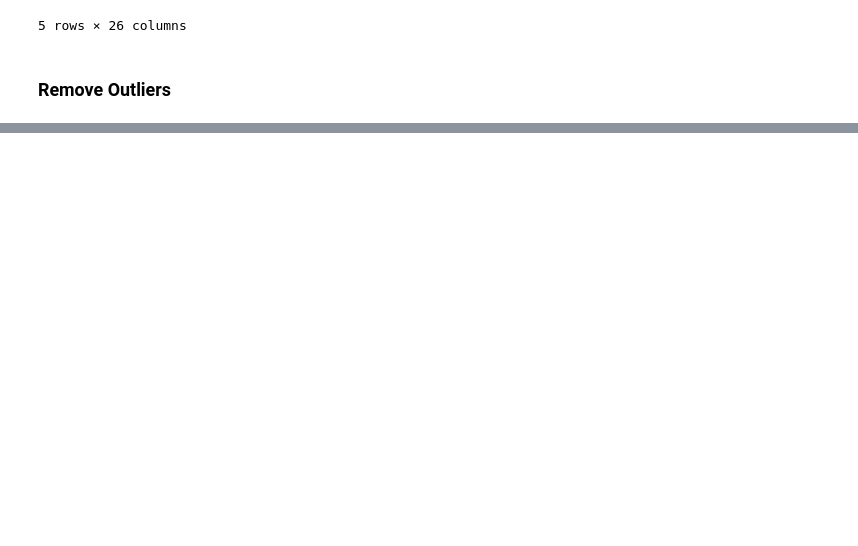
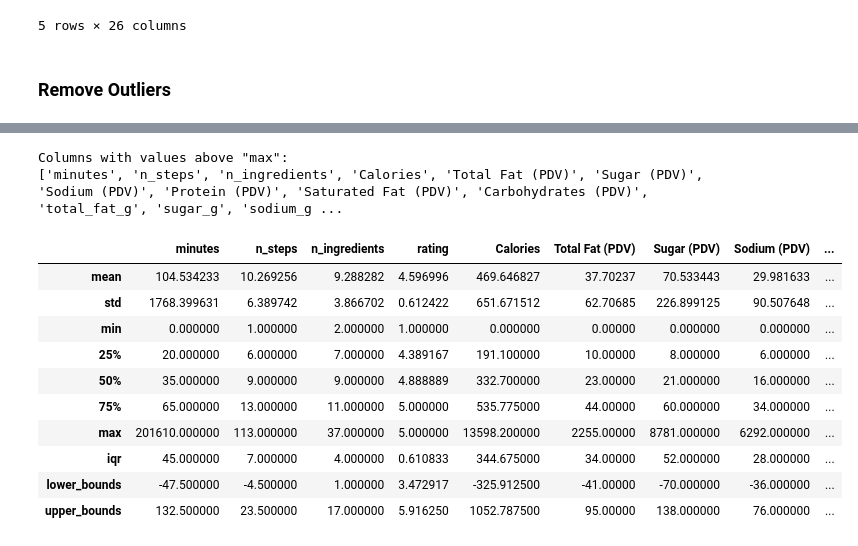
Before and after one commit to alyssahondrade/Project1, a Jupyter notebook: recipes_exploration.ipynb, the cells around one changed output, grey strips where cells are left out. Drawn from its saved outputs; the diff is of its cells as text; code cells hidden in the pictures; blank space fills up the shorter version.

```diff
--- a/recipes_exploration.ipynb
+++ b/recipes_exploration.ipynb
@@ -620,0 +668,40 @@ reduced_food: (15190, 26)
+# %%
+# Calculate the IQR and identify outliers
+iqr_list = []
+lowerbounds_list = []
+upperbounds_list = []
+above_max = []
+for df_idx, row in calc_stats.iterrows():
+    lower = calc_stats.loc[df_idx, '25%']
+    upper = calc_stats.loc[df_idx, '75%']
+    iqr = upper - lower
+
+    iqr_list.append(iqr)
+    lowerbounds_list.append(lower - 1.5*iqr)
+    upperbounds_list.append(upper + 1.5*iqr)
+
+    if (calc_stats.loc[df_idx, 'max'] > upper):
+        above_max.append(df_idx)
+
+# Add results to the descriptive statistics table
+calc_stats['iqr'] = iqr_list
+calc_stats['lower_bounds'] = lowerbounds_list
+calc_stats['upper_bounds'] = upperbounds_list
+
+# Display the updated DataFrame
+print(f'Columns with values above "max":\n{above_max}')
+calc_stats.T
+# %% [output]
+Columns with values above "max":
+['minutes', 'n_steps', 'n_ingredients', 'Calories', 'Total Fat (PDV)', 'Sugar (PDV)', 'Sodium (PDV)', 'Protein (PDV)', 'Saturated Fat (PDV)', 'Carbohydrates (PDV)', 'total_fat_g', 'sugar_g', 'sodium_g ...
+|  | minutes | n_steps | n_ingredients | rating | Calories | Total Fat (PDV) | Sugar (PDV) | Sodium (PDV) | ... |
+| mean | 104.534233 | 10.269256 | 9.288282 | 4.596996 | 469.646827 | 37.70237 | 70.533443 | 29.981633 | ... |
+| std | 1768.399631 | 6.389742 | 3.866702 | 0.612422 | 651.671512 | 62.70685 | 226.899125 | 90.507648 | ... |
+| min | 0.000000 | 1.000000 | 2.000000 | 1.000000 | 0.000000 | 0.00000 | 0.000000 | 0.000000 | ... |
+| 25% | 20.000000 | 6.000000 | 7.000000 | 4.389167 | 191.100000 | 10.00000 | 8.000000 | 6.000000 | ... |
+| 50% | 35.000000 | 9.000000 | 9.000000 | 4.888889 | 332.700000 | 23.00000 | 21.000000 | 16.000000 | ... |
+| 75% | 65.000000 | 13.000000 | 11.000000 | 5.000000 | 535.775000 | 44.00000 | 60.000000 | 34.000000 | ... |
+| max | 201610.000000 | 113.000000 | 37.000000 | 5.000000 | 13598.200000 | 2255.00000 | 8781.000000 | 6292.000000 | ... |
+| iqr | 45.000000 | 7.000000 | 4.000000 | 0.610833 | 344.675000 | 34.00000 | 52.000000 | 28.000000 | ... |
+| lower_bounds | -47.500000 | -4.500000 | 1.000000 | 3.472917 | -325.912500 | -41.00000 | -70.000000 | -36.000000 | ... |
+| upper_bounds | 132.500000 | 23.500000 | 17.000000 | 5.916250 | 1052.787500 | 95.00000 | 138.000000 | 76.000000 | ... |
```
Also changed, not shown: parts of 3 cells of this notebook, 1 other file.
